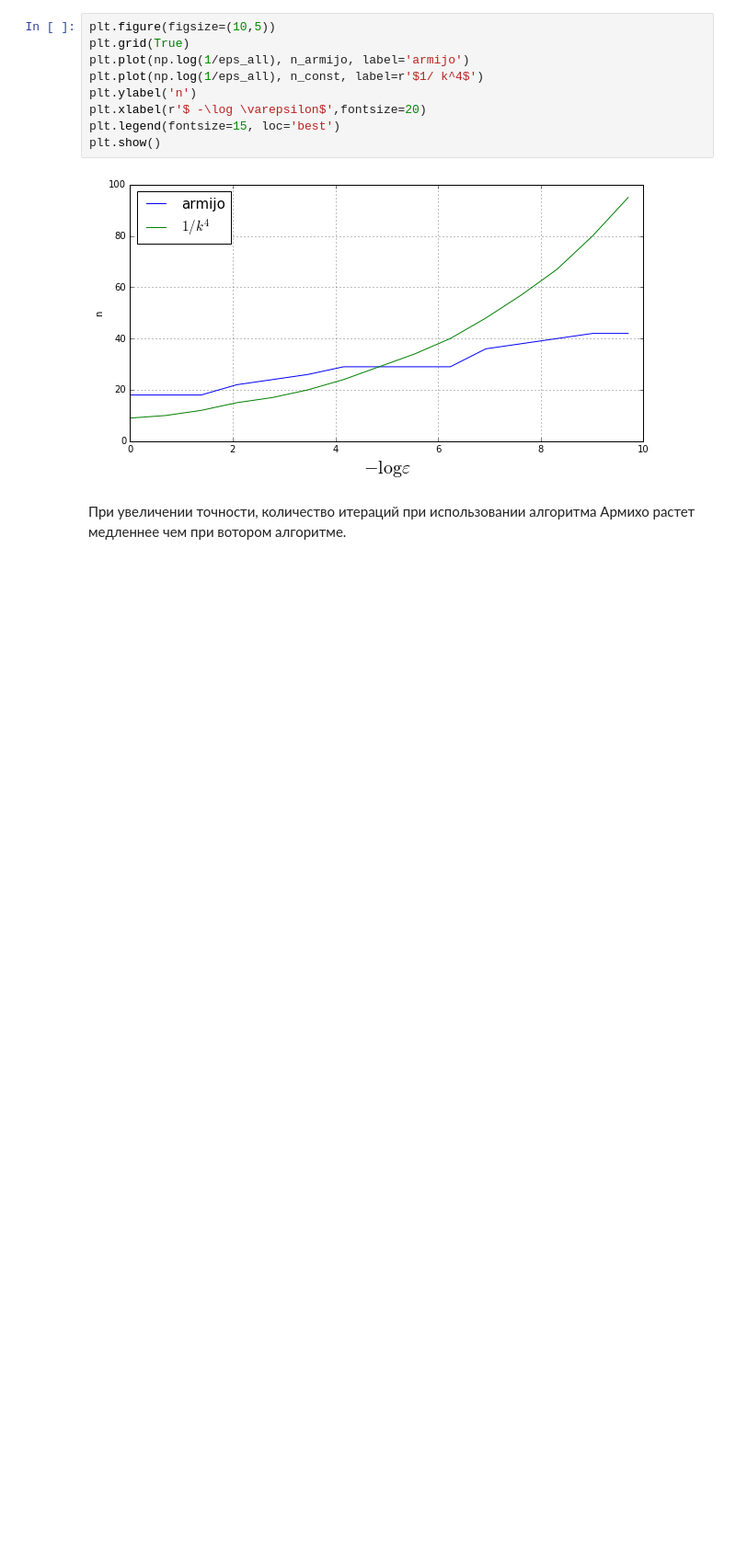
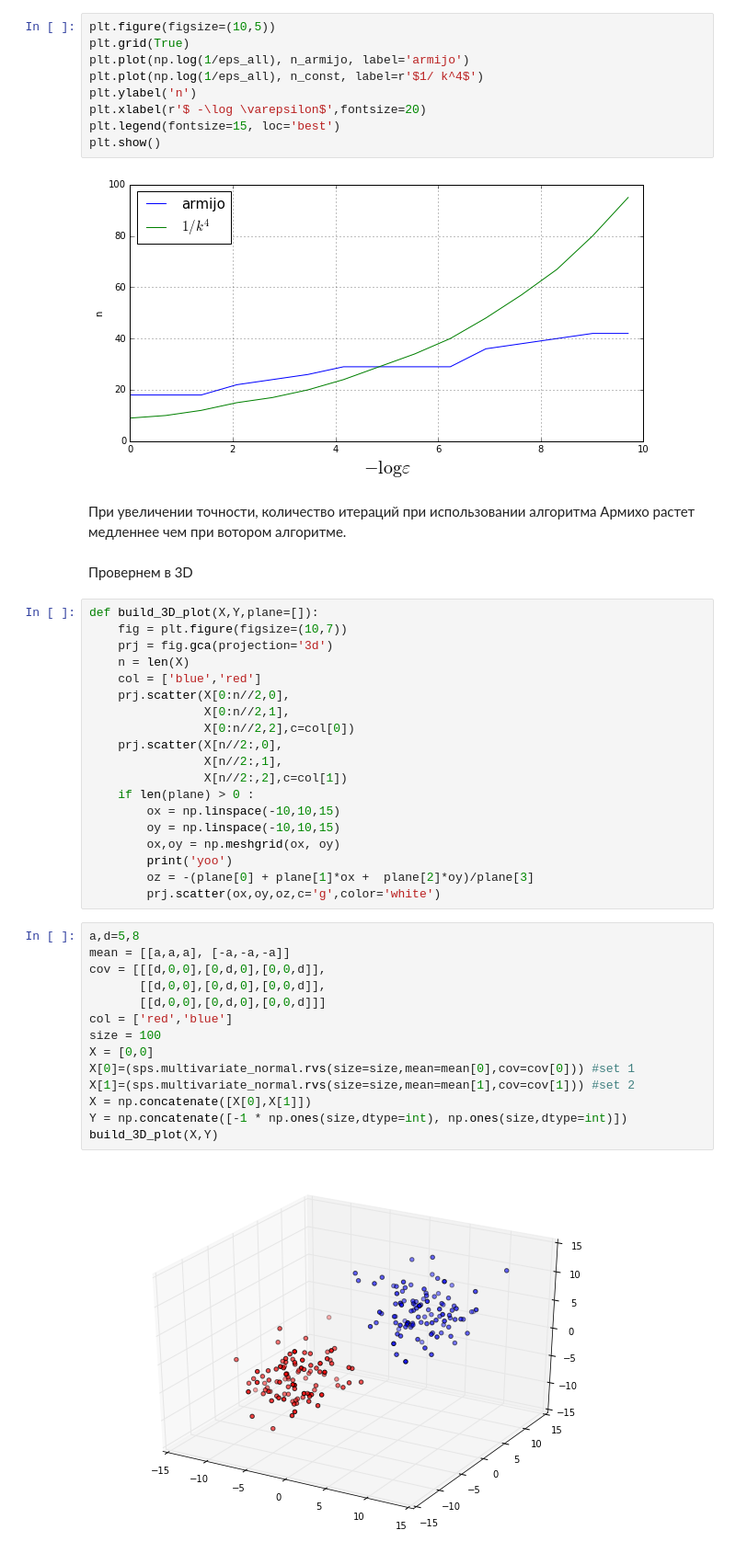
Before and after one commit to ale3otik/workout_mipt_autumn_2016, a Jupyter notebook: 1_ZotovAleksey.ipynb, the cells around one changed output. Shown: that part at 92% size. Saved outputs shown, nothing was run; the diff lists cells and outputs as text; blank space fills up the shorter version.

```diff
--- a/1_ZotovAleksey.ipynb
+++ b/1_ZotovAleksey.ipynb
@@ -265,3 +266,40 @@ plt.show()
 [figure]
 # %% [markdown]
 При увеличении точности, количество итераций при использовании алгоритма Армихо растет медленнее чем при вотором алгоритме.
+# %% [markdown]
+Провернем в 3D
+# %%
+def build_3D_plot(X,Y,plane=[]):
+    fig = plt.figure(figsize=(10,7))
+    prj = fig.gca(projection='3d')
+    n = len(X)
+    col = ['blue','red']
+    prj.scatter(X[0:n//2,0],
+                X[0:n//2,1],
+                X[0:n//2,2],c=col[0])
+    prj.scatter(X[n//2:,0],
+                X[n//2:,1],
+                X[n//2:,2],c=col[1])
+    if len(plane) > 0 :
+        ox = np.linspace(-10,10,15)
+        oy = np.linspace(-10,10,15)
+        ox,oy = np.meshgrid(ox, oy)
+        print('yoo')
+        oz = -(plane[0] + plane[1]*ox +  plane[2]*oy)/plane[3]
+        prj.scatter(ox,oy,oz,c='g',color='white')
+# %%
+a,d=5,8
+mean = [[a,a,a], [-a,-a,-a]]
+cov = [[[d,0,0],[0,d,0],[0,0,d]],
+       [[d,0,0],[0,d,0],[0,0,d]],
+       [[d,0,0],[0,d,0],[0,0,d]]]
+col = ['red','blue']
+size = 100
+X = [0,0]
+X[0]=(sps.multivariate_normal.rvs(size=size,mean=mean[0],cov=cov[0])) #set 1
+X[1]=(sps.multivariate_normal.rvs(size=size,mean=mean[1],cov=cov[1])) #set 2
+X = np.concatenate([X[0],X[1]])
+Y = np.concatenate([-1 * np.ones(size,dtype=int), np.ones(size,dtype=int)])
+build_3D_plot(X,Y)
+# %% [output]
+[figure, added]
```
Also changed, not shown: parts of 9 cells of this notebook.
